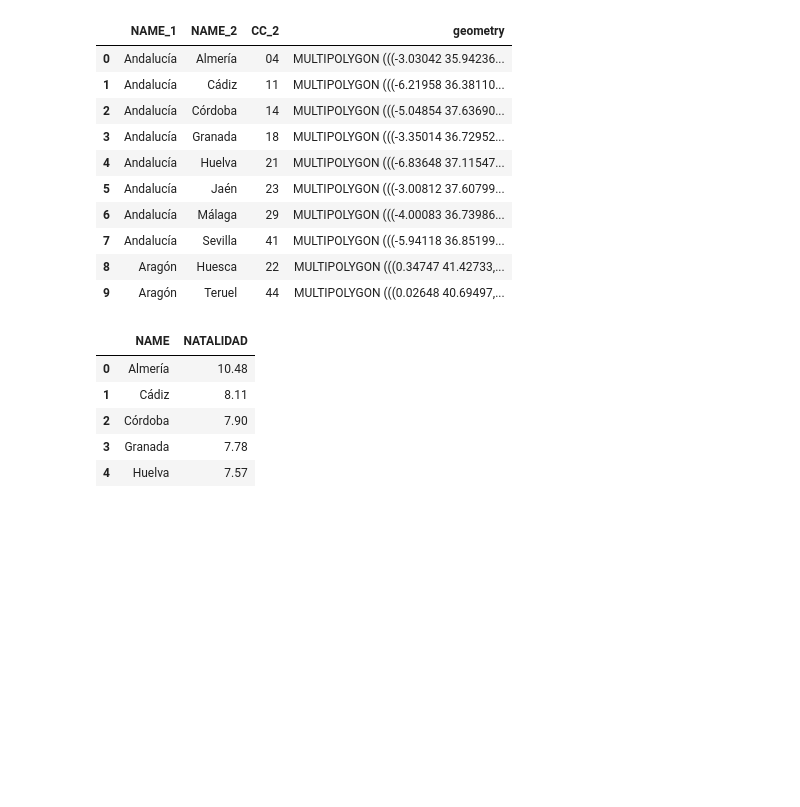
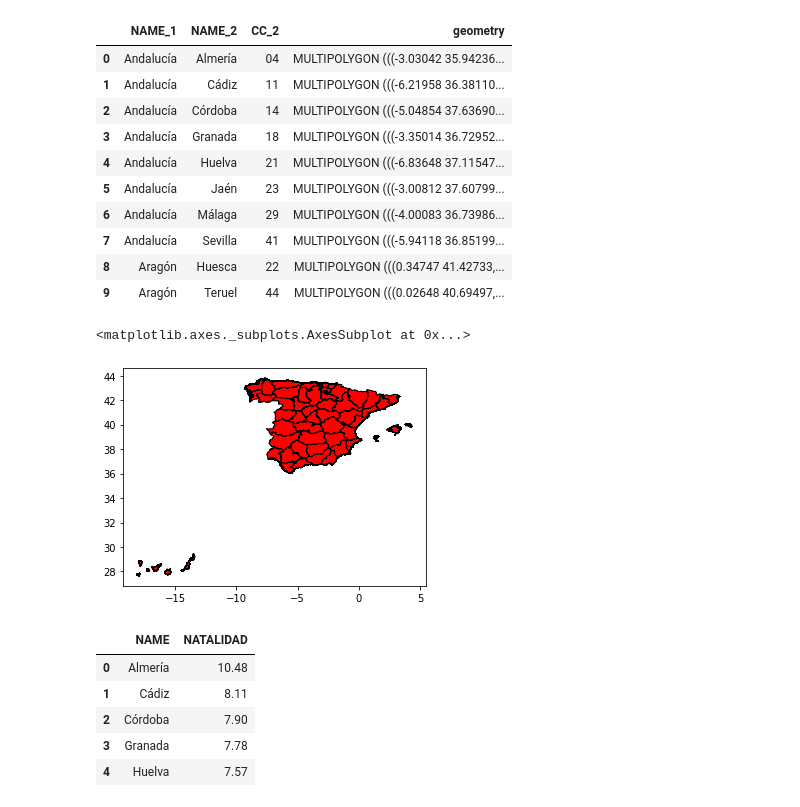
Before and after one commit to ironhack-bcn-data-pt/notebooks, a Jupyter notebook: 16.1.1.geopandas.ipynb, the cells around one changed output. Cells and saved outputs as stored; diff of their text form; code cells hidden in the pictures; blank space fills up the shorter version.

```diff
--- a/16.1.1.geopandas.ipynb
+++ b/16.1.1.geopandas.ipynb
@@ -18,6 +22,11 @@ mapa.head(10)
 | 7 | Andalucía | Sevilla | 41 | MULTIPOLYGON (((-5.94118 36.85199... |
 | 8 | Aragón | Huesca | 22 | MULTIPOLYGON (((0.34747 41.42733,... |
 | 9 | Aragón | Teruel | 44 | MULTIPOLYGON (((0.02648 40.69497,... |
+# %%
+mapa.plot(color='red', edgecolor='black')
+# %% [output]
+<matplotlib.axes._subplots.AxesSubplot at 0x...>
+[figure, added]
 # %%
 natalidad = pd.read_csv('data/natalidad.csv')
 natalidad.head()
```
Also changed, not shown: parts of 7 cells of this notebook.
